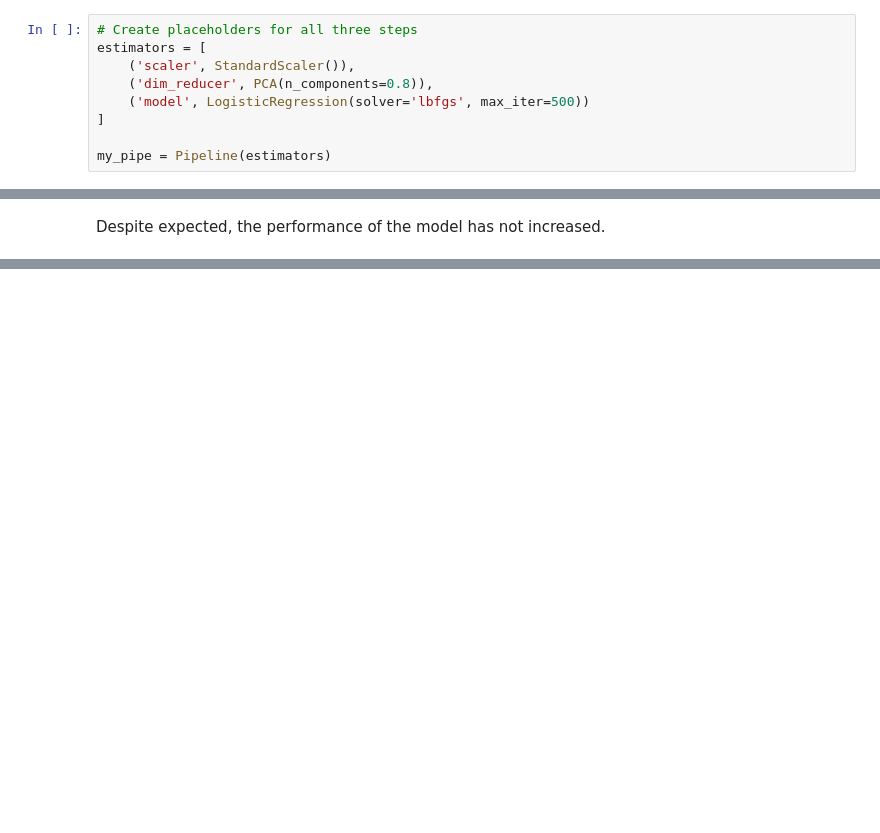
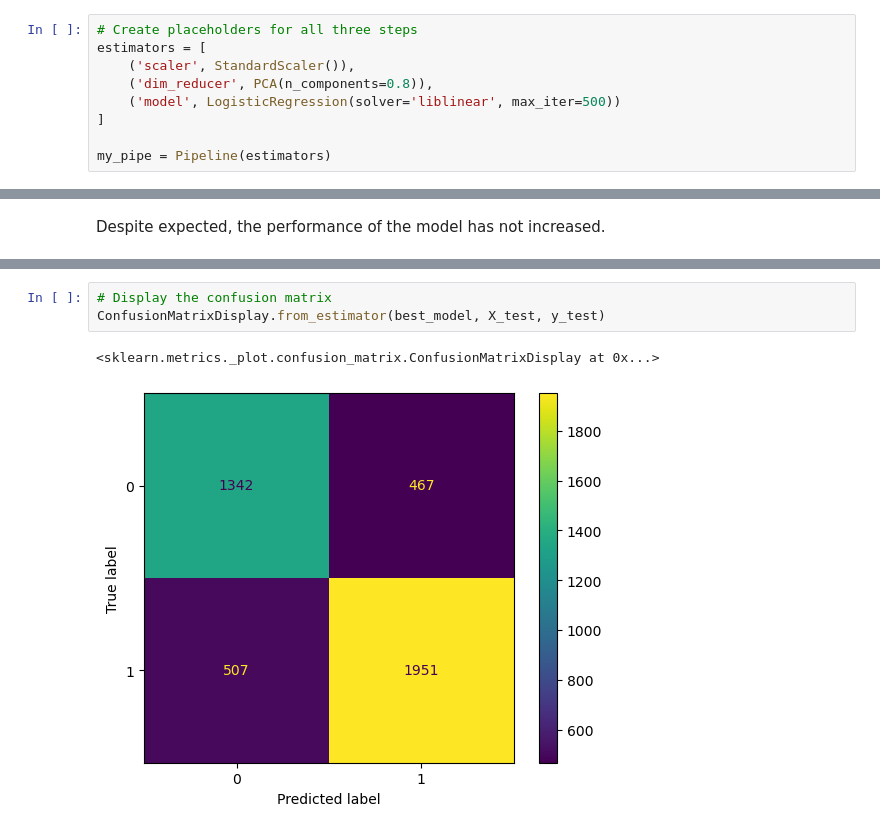
Before and after one commit to mgholami13/NLP_Hotel_Reviews, a Jupyter notebook: NLP With Hotel Review Part 2.ipynb, the cells around one changed output, grey strips where cells are left out. Saved outputs shown, nothing was run; the diff lists cells and outputs as text; blank space fills up the shorter version.

```diff
--- a/NLP With Hotel Review Part 2.ipynb
+++ b/NLP With Hotel Review Part 2.ipynb
@@ -637,7 +608,7 @@ X_sample, X_remainder, y_sample, y_remainder = \
 estimators = [
     ('scaler', StandardScaler()),
     ('dim_reducer', PCA(n_components=0.8)),
-    ('model', LogisticRegression(solver='lbfgs', max_iter=500))
+    ('model', LogisticRegression(solver='liblinear', max_iter=500))
 ]
 
 my_pipe = Pipeline(estimators)
@@ -696,0 +656,6 @@ Despite expected, the performance of the model has not increased.
+# %%
+# Display the confusion matrix
+ConfusionMatrixDisplay.from_estimator(best_model, X_test, y_test)
+# %% [output]
+<sklearn.metrics._plot.confusion_matrix.ConfusionMatrixDisplay at 0x...>
+[figure, added]
```
Also changed, not shown: parts of 49 cells of this notebook.
